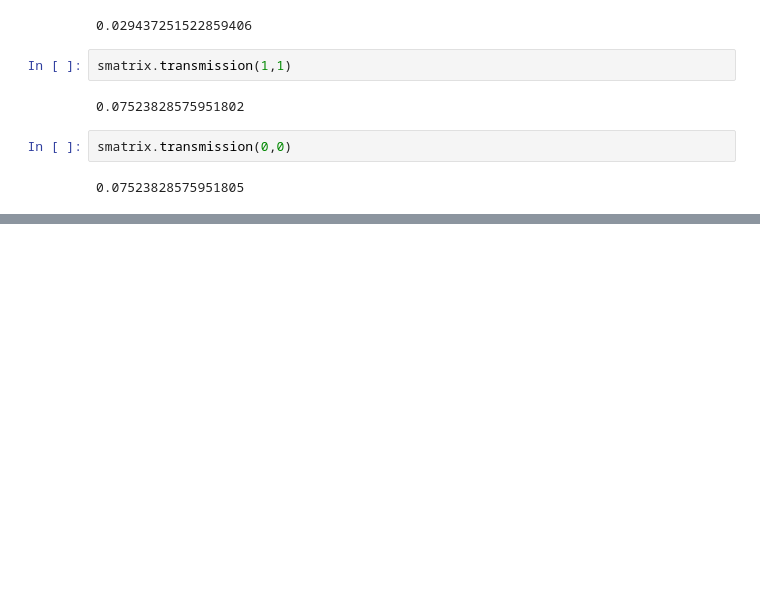
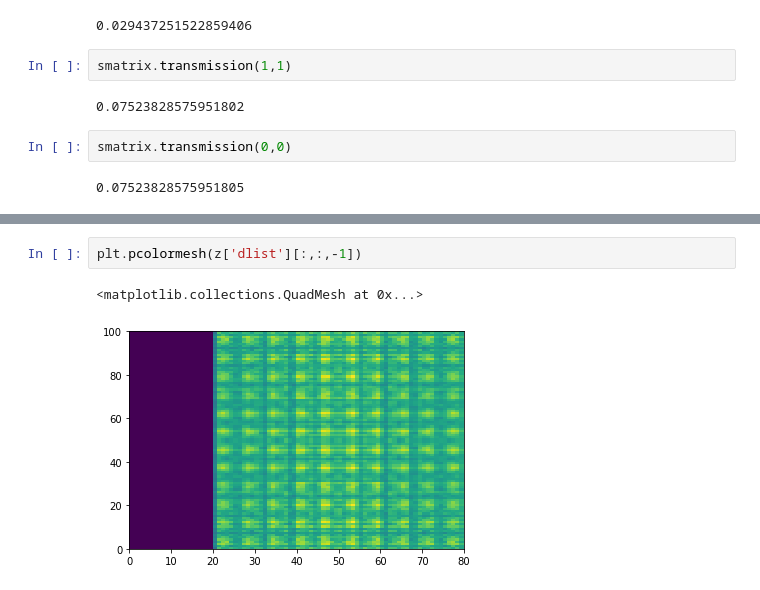
Before and after one commit to hainingpan/AlEuS, a Jupyter notebook: Untitled.ipynb, the cells around one changed output, grey strips where cells are left out. Cells and saved outputs as stored; diff of their text form; blank space fills up the shorter version.

```diff
--- a/Untitled.ipynb
+++ b/Untitled.ipynb
@@ -163,0 +184,5 @@ smatrix.transmission(0,0)
+# %%
+plt.pcolormesh(z['dlist'][:,:,-1])
+# %% [output]
+<matplotlib.collections.QuadMesh at 0x...>
+[figure, added]
```
Also changed, not shown: parts of 5 cells of this notebook, 6 other files.
